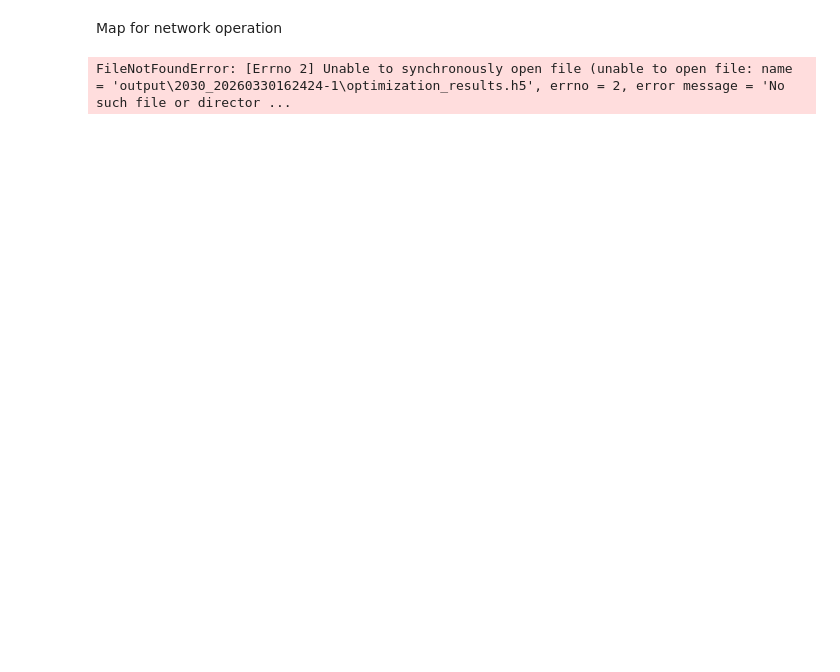
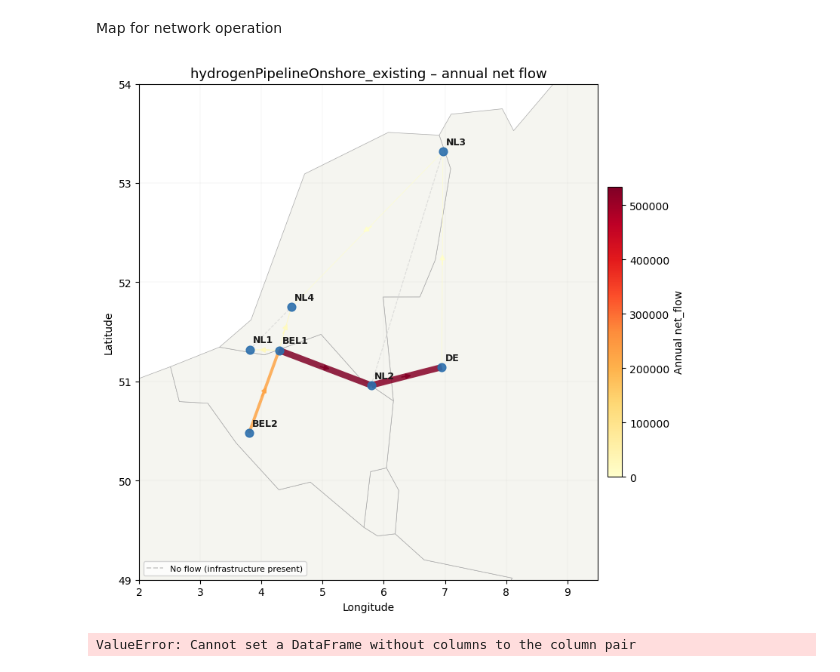
Before and after one commit to AlessandroMagnino/AdOpT-NET0_my, a Jupyter notebook: output_analysers/h5_reader.ipynb, the cells around one changed output. Saved outputs shown, nothing was run; the diff lists cells and outputs as text; code cells hidden in the pictures; blank space fills up the shorter version.

```diff
--- a/output_analysers/h5_reader.ipynb
+++ b/output_analysers/h5_reader.ipynb
@@ -1535,33 +1693,34 @@ def plot_network_map(
     ax.set_xlabel("Longitude", fontsize=10)
     ax.set_ylabel("Latitude", fontsize=10)
     ax.set_title(title or f"Network – {flow_col}", fontsize=13)
     ax.grid(True, linewidth=0.2, alpha=0.4)
 
     plt.tight_layout()
     return fig, ax
 
 
 # ─────────────────────────────────────────────
 #  Main
 # ─────────────────────────────────────────────
 
 if __name__ == "__main__":
-    h5_path   = Path(r"output\2030_20260330162424-1\optimization_results.h5")
-    nodes_csv = Path(r"case_studies\2030\plants_clusters_summary.csv")
+    h5_path   = Path(r"output\2040\optimization_results.h5")
+    nodes_csv = Path(r"case_studies\2040\plants_clusters_summary.csv")
     year      = "2022"
 
     for network in ["hydrogenPipelineOnshore_existing", "hydrogenPipelineOnshore"]:
         edges = read_network_flows(h5_path, year=year, network=network)
         edges = attach_geometry(edges, nodes_csv)
 
         fig, ax = plot_network_map(
             edges,
             nodes_csv,
             flow_col="net_flow",
             bbox=(2.0, 49.0, 9.5, 54.0),
             title=f"{network} – annual net flow",
         )
         plt.savefig(f"{network}_flow_map.png", dpi=150, bbox_inches="tight")
         plt.show()
 # %% [output]
+[figure, added]
-FileNotFoundError: [Errno 2] Unable to synchronously open file (unable to open file: name = 'output\2030_20260330162424-1\optimization_results.h5', errno = 2, error message = 'No such file or director ...
+ValueError: Cannot set a DataFrame without columns to the column pair
```
Also changed, not shown: parts of 2 cells of this notebook, 32 other files.
